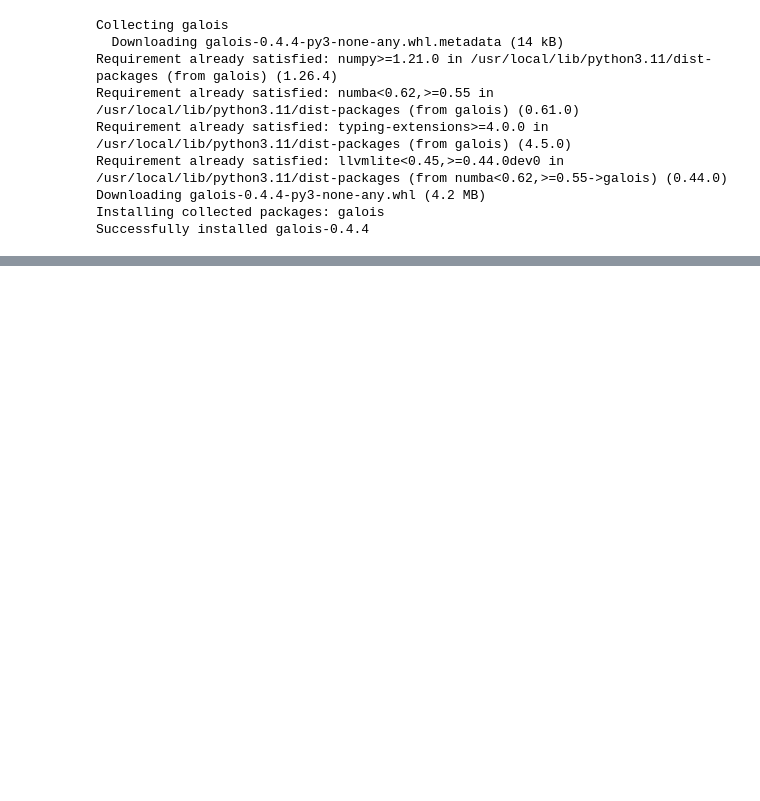
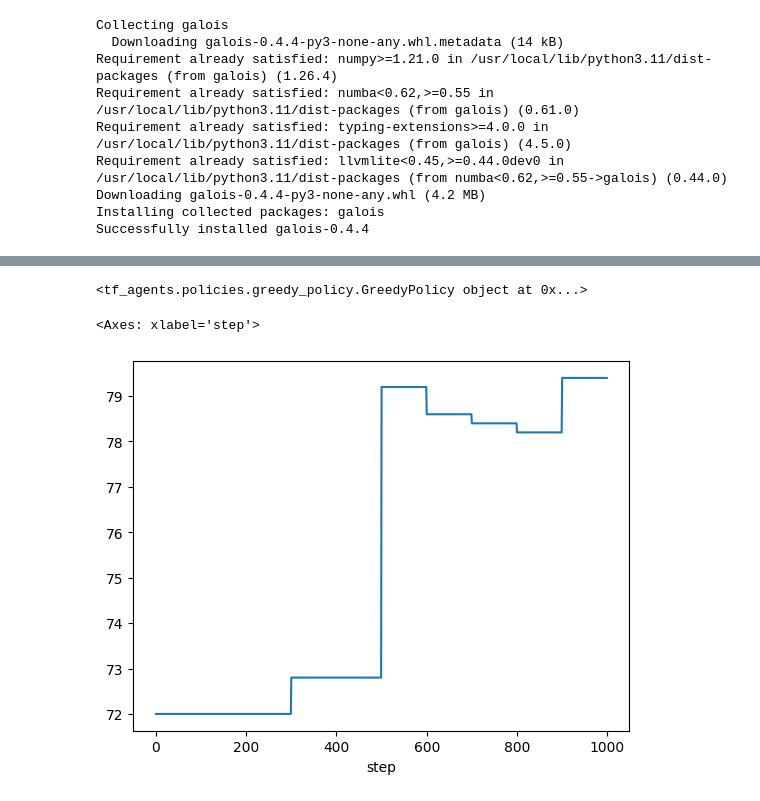
Before and after one commit to verma7/AdventOfCode2021, a Jupyter notebook: RL.ipynb, the cells around one changed output, grey strips where cells are left out. Drawn from its saved outputs; the diff is of its cells as text; code cells hidden in the pictures; blank space fills up the shorter version.

```diff
--- a/RL.ipynb
+++ b/RL.ipynb
@@ -225,0 +204,18 @@ ValueError: Given `time_step`: TimeStep(
+# %%
+w = 4
+m = 4
+N = 2 ** w
+vec = [ i for i in range(N)]
+random.shuffle(vec)
+
+R = np.zeros((N, N))
+num_ones = []
+for i in range(N * N):
+  environment = CauchyEnv(w, m, vec, num_ones)
+  time_step = environment.reset()
+  time_step = environment.step(i)
+  R[i//N][i%N] = time_step.reward
+
+print(num_ones)
+for i in range(N):
+  print(' '.join([f"{R[i][j]:3.0f}" for j in range(N)]))
@@ -225,0 +385,23 @@ ValueError: Given `time_step`: TimeStep(
+# %%
+log_interval = 100
+eval_interval = 100
+
+num_train_steps = 100
+df = pd.DataFrame()
+
+dataset = replay_buffer.as_dataset(
+    sample_batch_size=10,
+    num_steps=2)
+iterator = iter(dataset)
+
+for step in range(num_train_steps):
+  trajectories, _ = next(iterator)
+  train_loss = agent.train(experience=trajectories).loss
+
+  if step % log_interval == 0:
+    print('step = {0}: loss = {1}'.format(step, train_loss))
+  if step % eval_interval == 0:
+    min_ones = compute_min_ones(tf_eval_env, agent.collect_policy, eval_num_ones)
+    print('step = {0}: min_ones = {1}'.format(step, min_ones))
+  df = pd.concat([df, pd.DataFrame({'step': [step], 'min_ones': [min_ones], 'loss': [train_loss.numpy()]})])
+print(df)
@@ -225,0 +426,10 @@ ValueError: Given `time_step`: TimeStep(
+# %%
+print(agent.policy)
+# %% [output]
+<tf_agents.policies.greedy_policy.GreedyPolicy object at 0x...>
+# %%
+df.set_index('step', inplace=True)
+df['min_ones'].plot()
+# %% [output]
+<Axes: xlabel='step'>
+[figure, added]
```
Also changed, not shown: parts of 10 cells of this notebook.
